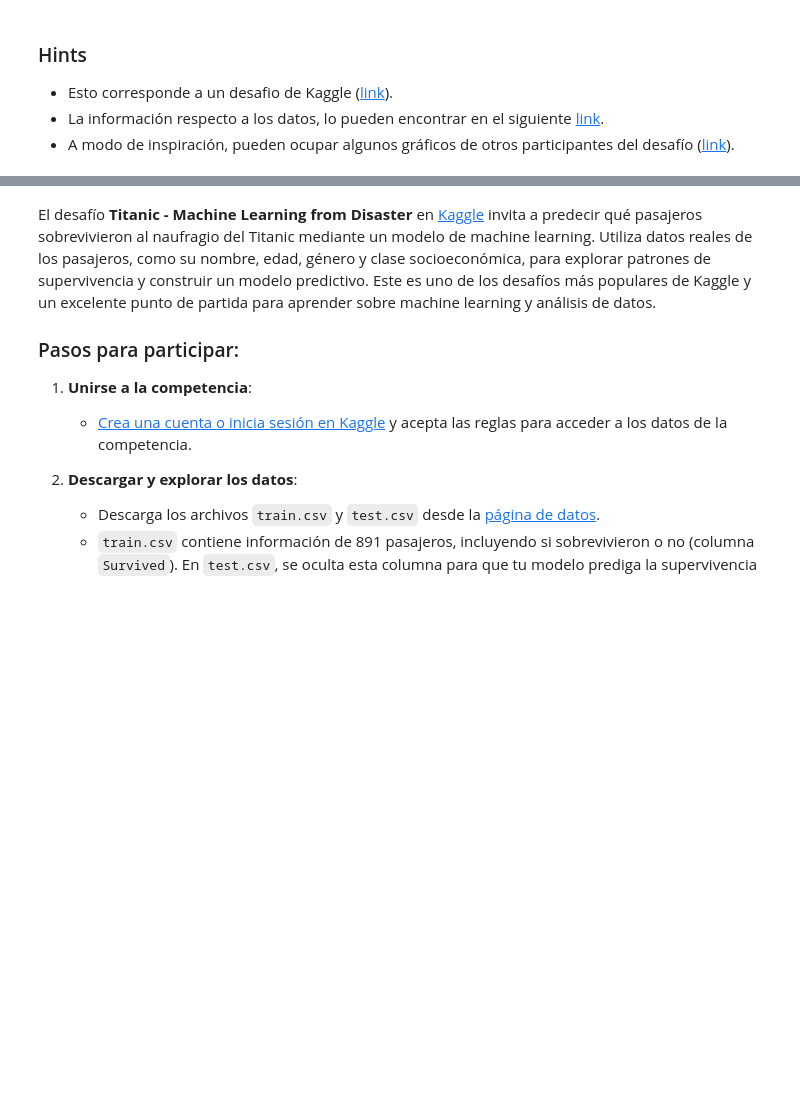
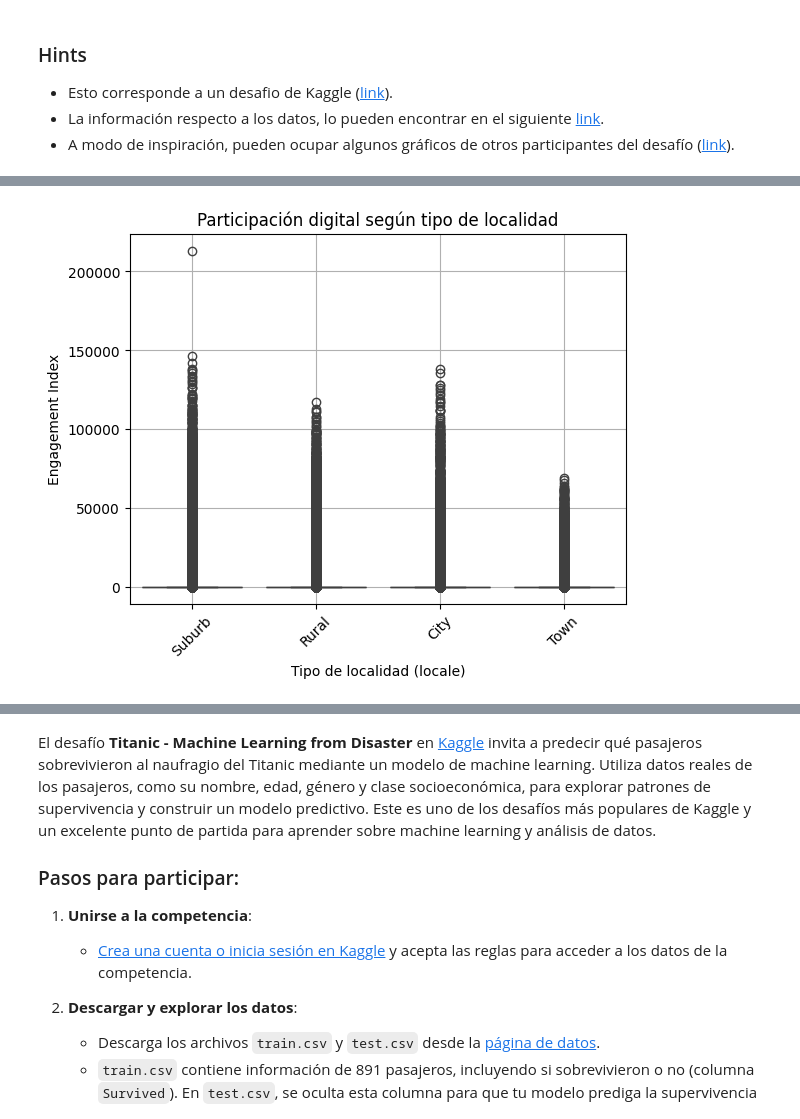
Before and after one commit to nmuraro/entregables, a Jupyter notebook: docs/homeworks/hw_02.ipynb, the cells around one changed output, grey strips where cells are left out. Saved outputs shown, nothing was run; the diff lists cells and outputs as text; code cells hidden in the pictures; blank space fills up the shorter version.

```diff
--- a/docs/homeworks/hw_02.ipynb
+++ b/docs/homeworks/hw_02.ipynb
@@ -105,0 +412,10 @@ timestamp
+# %%
+sns.boxplot(data=df_merged, x="locale", y="engagement_index")
+plt.title("Participación digital según tipo de localidad")
+plt.xlabel("Tipo de localidad (locale)")
+plt.ylabel("Engagement Index")
+plt.xticks(rotation=45)
+plt.grid(True)
+plt.show()
+# %% [output]
+[figure, added]
```
Also changed, not shown: parts of 19 cells of this notebook.
